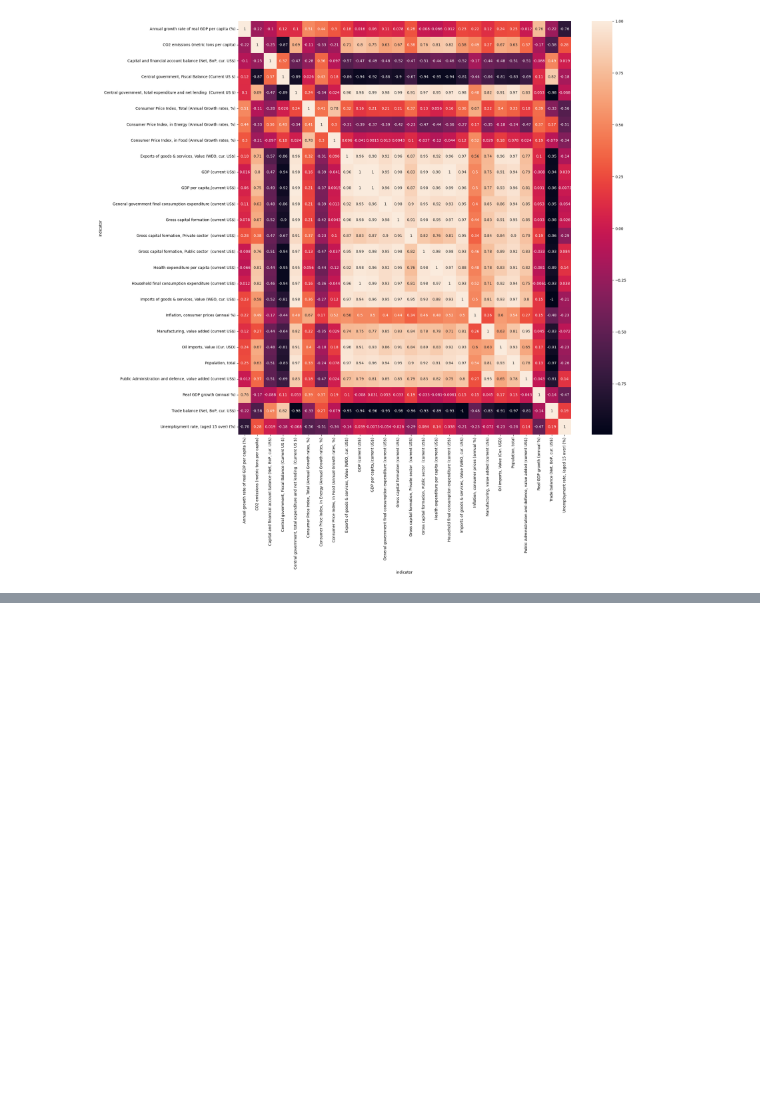
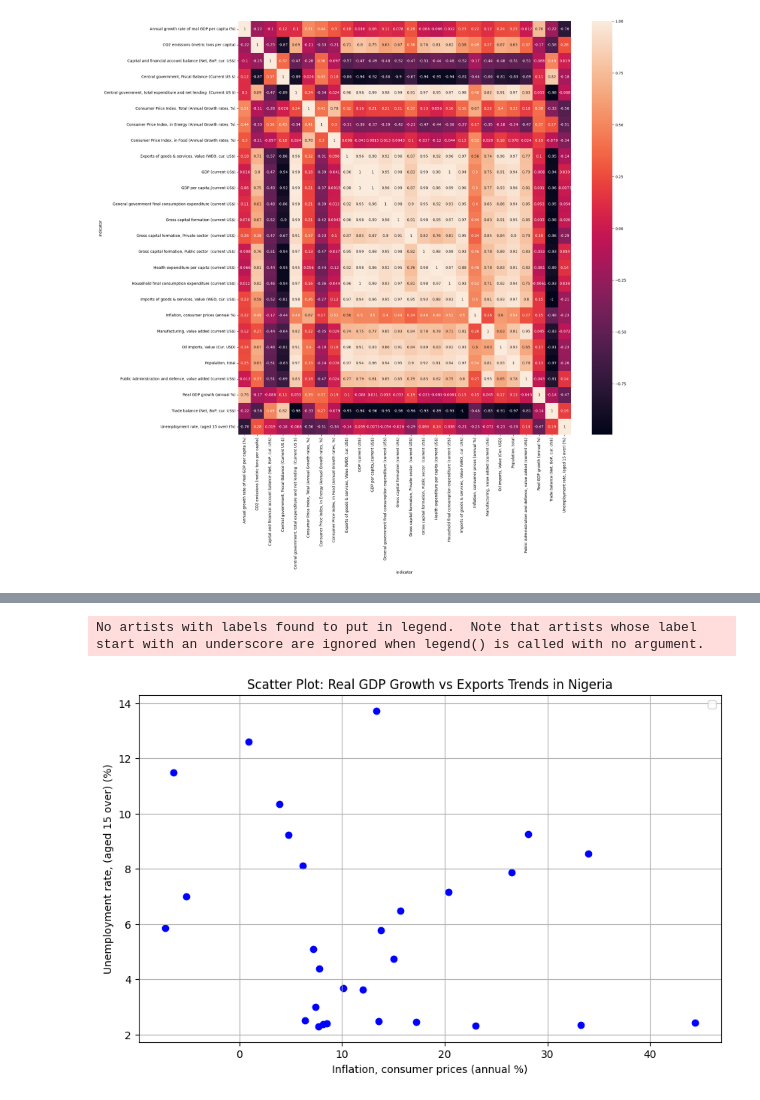
Before and after one commit to arsenilsina/prog_project, a Jupyter notebook: african_economies.ipynb, the cells around one changed output, grey strips where cells are left out. Drawn from its saved outputs; the diff is of its cells as text; code cells hidden in the pictures; blank space fills up the shorter version.

```diff
--- a/african_economies.ipynb
+++ b/african_economies.ipynb
@@ -361,0 +385,16 @@ plt.show()
+# %%
+# lets plot our scatter plot for visualization
+plt.figure(figsize=(10, 6))
+
+plt.scatter(ethiopia_df['Inflation, consumer prices (annual %)'], ethiopia_df['Unemployment rate, (aged 15 over) (%)'], color='blue', marker='o')
+
+plt.xlabel('Inflation, consumer prices (annual %)')
+plt.ylabel('Unemployment rate, (aged 15 over) (%)')
+plt.title('Scatter Plot: Real GDP Growth vs Exports Trends in Nigeria')
+plt.grid(True)
+
+plt.legend()
+plt.show()
+# %% [output]
+No artists with labels found to put in legend.  Note that artists whose label start with an underscore are ignored when legend() is called with no argument.
+[figure, added]
```
Also changed, not shown: parts of 3 cells of this notebook.
